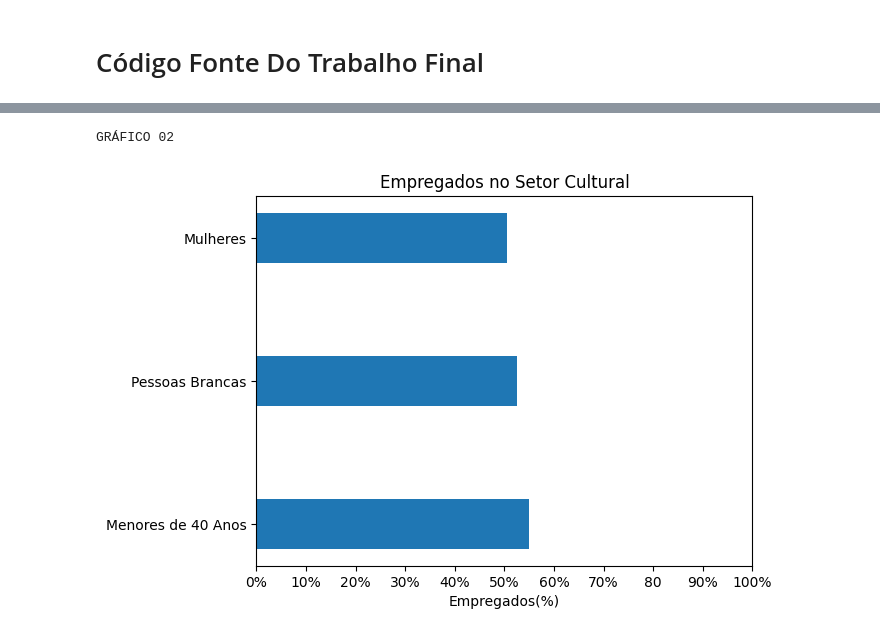
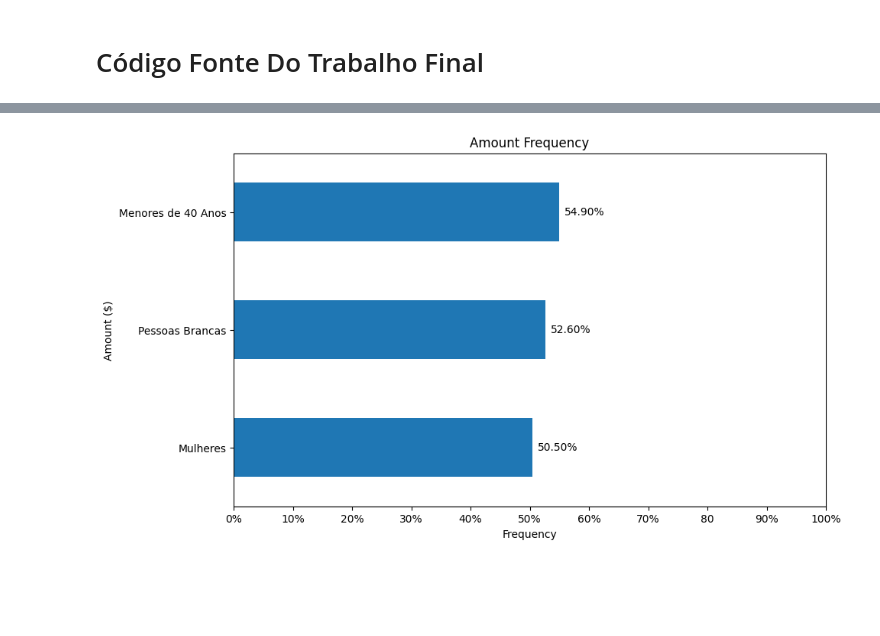
Before and after one commit to aldenor22/trabalho_do_curso_de_python, a Jupyter notebook: Trabalho_de_Conclusão_de_Curso_TCC.ipynb, the cells around one changed output, grey strips where cells are left out. Cells and saved outputs as stored; diff of their text form; code cells hidden in the pictures; blank space fills up the shorter version.

```diff
--- a/Trabalho_de_Conclusão_de_Curso_TCC.ipynb
+++ b/Trabalho_de_Conclusão_de_Curso_TCC.ipynb
@@ -62,8 +62,7 @@ fig, ax1 = plt.subplots()
 setor = ('Mulheres','Pessoas Brancas','Menores de 40 Anos')
 N = np.arange(len(setor))
 percentual = [50.5,52.6,54.9]
-#performance = 3 + 10 * np.random.rand(len(setor))
-#error = np.random.rand(len(setor))
+
 l = 0.35
 p1 = ax1.barh(N, percentual, l) # barras na horizontal
 ax1.set_yticks(N)
@@ -76,10 +75,48 @@ ax1.set_xlabel('Empregados(%)')
 ax1.set_title('Empregados no Setor Cultural')
 
 
-
-
+fig.tight_layout()
 print('GRÁFICO 02')
-plt.show()
+plt.savefig("image.png")
-# %% [output]
-GRÁFICO 02
-[figure, removed]
+# %%
+#Traga alguns dados brutos.
+frequencies = [50.5,52.6,54.9]
+
+freq_series = pd.Series(frequencies)
+
+y_labels = ['Mulheres','Pessoas Brancas','Menores de 40 Anos']
+
+# Traçar a figura.
+plt.figure(figsize=(10, 6))
+ax = freq_series.plot(kind='barh')
+ax.set_title('Amount Frequency')
+ax.set_xlabel('Frequency')
+ax.set_ylabel('Amount ($)')
+ax.set_yticklabels(y_labels)
+ax.set_xticks(np.arange(0,101,10))
+ax.set_xticklabels(['0%','10%','20%','30%','40%','50%','60%','70%','80','90%','100%'])
+#ax.set_xlim(0, 400) # expanda o xlim para facilitar a leitura dos rótulos
+
+#rects = ax.patches
+
+# Para cada barra: Coloque um rótulo
+for rect in rects:
+    space = 5   #Número de pontos entre barra e etiqueta. Mude ao seu gosto.
+    ha = 'left'  # Alinhamento vertical para valores positivos
+    #Criar anotação
+    # Obtenha o posicionamento X e Y da etiqueta de rect.
+    x_value = rect.get_width()
+    y_value = rect.get_y() + rect.get_height() / 2
+    plt.annotate(
+        "{:.2f}%".format(x_value),  # Use valores de X como etiqueta no formato
+                                    #porcentagem com 2 casas decimais.
+        (x_value, y_value),          # Use x_value e y_value
+        xytext=(space, 0) ,          # Deslocar horizontalmente o rótulo por `espaço '
+        textcoords="offset points", # Interpretar `xytext` como deslocamento em pontos
+        va='center',                # Rótulo centralizado verticalmente
+        ha=ha)                      # Alinhe o rótulo horizontalmente
+
+
+plt.savefig("image.png")
+# %% [output]
+[figure, added]
```
Also changed, not shown: parts of 2 cells of this notebook.
